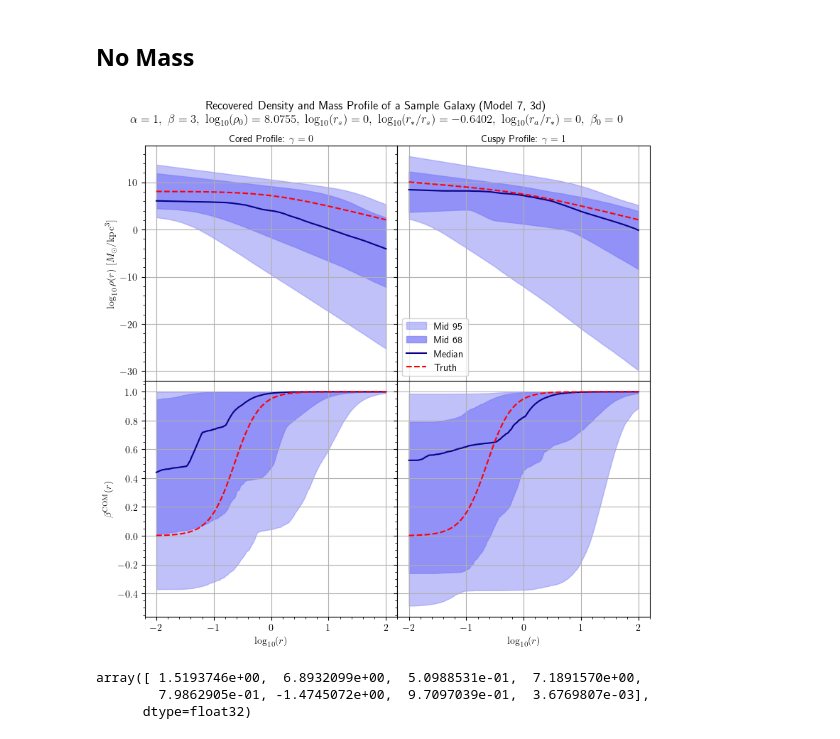
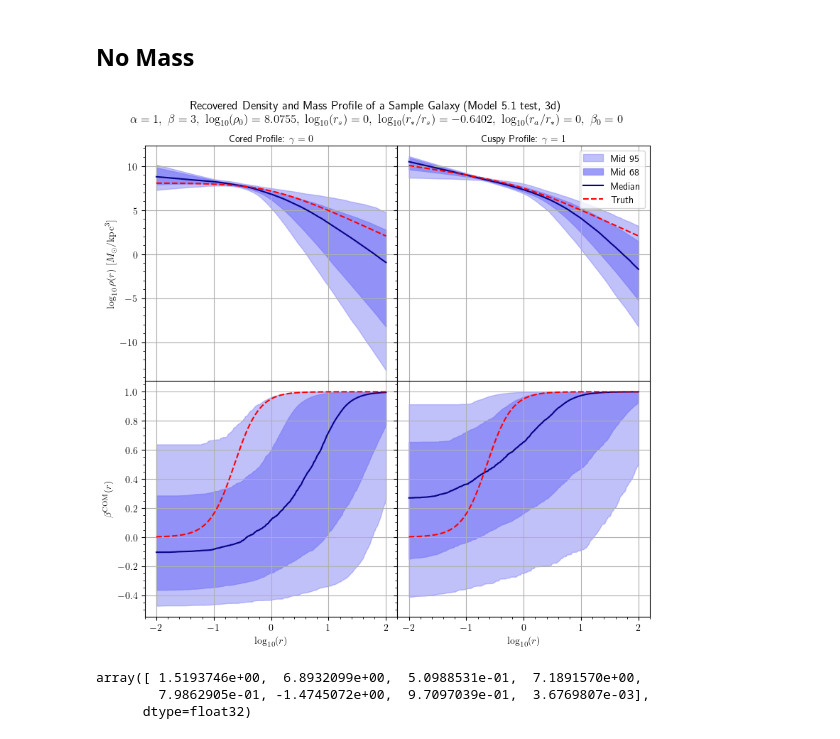
Before and after one commit to Anodymous1/suds, a Jupyter notebook: 8d_theta/posterior_graph.ipynb, the cells around one changed output. Drawn from its saved outputs; the diff is of its cells as text; code cells hidden in the pictures.

```diff
--- a/8d_theta/posterior_graph.ipynb
+++ b/8d_theta/posterior_graph.ipynb
@@ -280,7 +280,7 @@ def plot_aesthetics(ax, fig):
     ax[1,1].set_xlabel(r"$\log _{10} (r)$")
 
     title_text = (
-            r"Recovered Density and Mass Profile of a Sample Galaxy (Model 7, 3d)"
+            r"Recovered Density and Mass Profile of a Sample Galaxy (Model 5.1 test, 3d)"
             "\n"
             r"$\alpha = 1,\ \beta = 3,\ \log_{10}(\rho _0)=8.0755,\ \log_{10}(r_s) = 0,\ \log_{10}(r_* / r_s) = -0.6402,\ \log_{10} (r_a / r_*) = 0,\ \beta_0 = 0$"
         )
@@ -290,34 +290,34 @@ def plot_aesthetics(ax, fig):
 
     return ax, fig
 # %%
-core_params = load_csv("./model_7/3d/mass_density_samples_core.csv", "Tensor")
-cusp_params = load_csv("./model_7/3d/mass_density_samples_cusp.csv", "Tensor")
+core_params = load_csv("./model_5_1/3d/mass_density_samples_core.csv", "Tensor")
+cusp_params = load_csv("./model_5_1/3d/mass_density_samples_cusp.csv", "Tensor")
 
 fig, ax, x = initialize_plot(n_rows=2)
 core_density = density(x, core_params)
 # core_mass = mass(x, core_params)
 core_beta = betaCOM(x, core_params)
 
 
 cusp_density = density(x, cusp_params)
 # cusp_mass = mass(x, cusp_params)
 cusp_beta = betaCOM(x, cusp_params)
 
 true_cusp_density, true_cusp_mass, true_cusp_beta = prep_truth(x, [1, 3, 1, 8.0755, 0, -0.6402, 0, 0])
 true_core_density, true_core_mass, true_core_beta = prep_truth(x, [1, 3, 0, 8.0755, 0, -0.6402, 0, 0])
 
 ax = plot_line(ax, x, core_density, true_core_density,[0,0])
 # ax = plot_line(ax, x, core_mass,    true_core_mass,   [1,0])
 ax = plot_line(ax, x, core_beta,    true_core_beta,   [1,0])
 ax = plot_line(ax, x, cusp_density, true_cusp_density,[0,1])
 # ax = plot_line(ax, x, cusp_mass,    true_cusp_mass,   [1,1])
 ax = plot_line(ax, x, cusp_beta,    true_cusp_beta,   [1,1])
 
 ax, fig = plot_aesthetics(ax, fig)
 
 plt.show()
 # %% [output]
-[figure, old version]
+[figure, new version]
 # %%
 np.median(core_params, axis=0)
 # %% [output]
```
Also changed, not shown: 32 other files.
